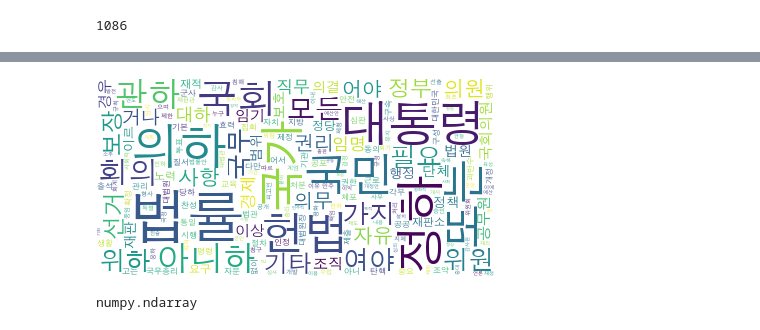
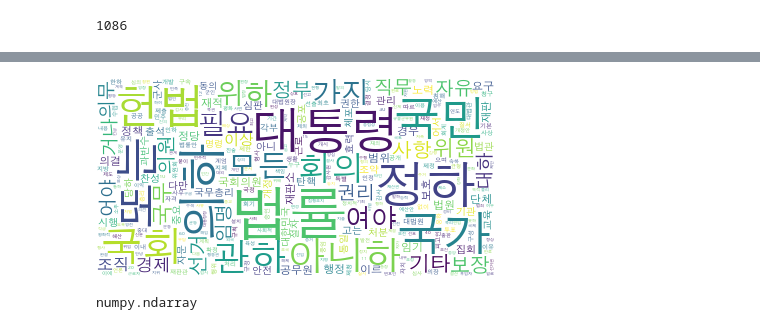
Before and after one commit to sungalex/aiqa, a Jupyter notebook: NLP_wordcloud.ipynb, the cells around one changed output, grey strips where cells are left out. Saved outputs shown, nothing was run; the diff lists cells and outputs as text; code cells hidden in the pictures.

```diff
--- a/NLP_wordcloud.ipynb
+++ b/NLP_wordcloud.ipynb
@@ -100,11 +102,13 @@ from wordcloud import WordCloud
 termList = textObj.vocab()
 # %%
 path = "/Libaray/Fonts/AppleGothic.ttf"    # for MAC
-wc = WordCloud(font_path=path, max_words=200, background_color="white")
+#path = "C:/Windows/Fonts/malgun.ttf"       # for Windows
+
+wc = WordCloud(font_path=path, max_words=500, background_color="white")
 wc.generate_from_frequencies(termList)
 wc.to_image()
 # %% [output]
-[figure, old version]
+[figure, new version]
 # %%
 wc_array = wc.to_array()
 type(wc_array)
```
Also changed, not shown: parts of 5 cells of this notebook.
